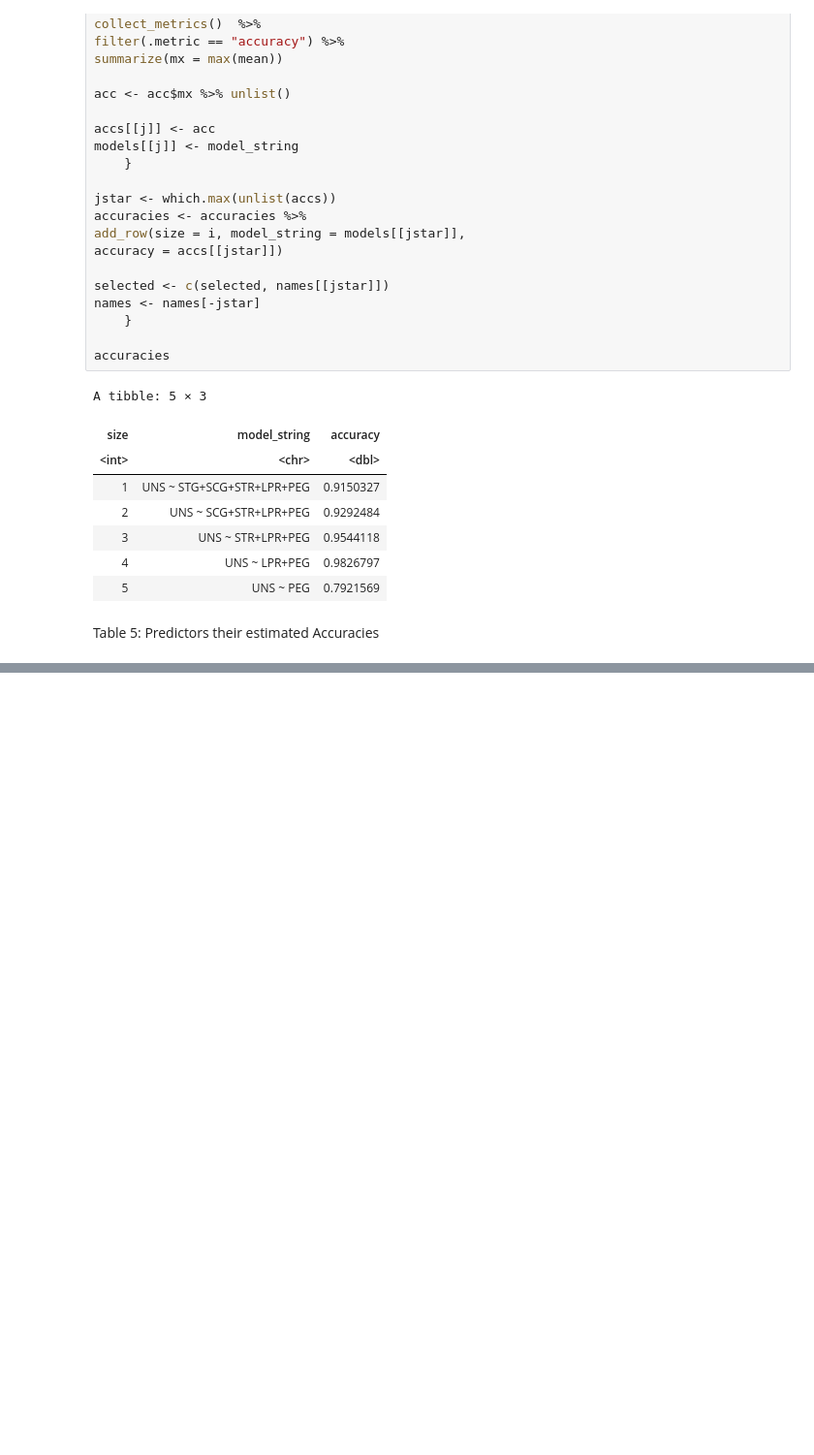
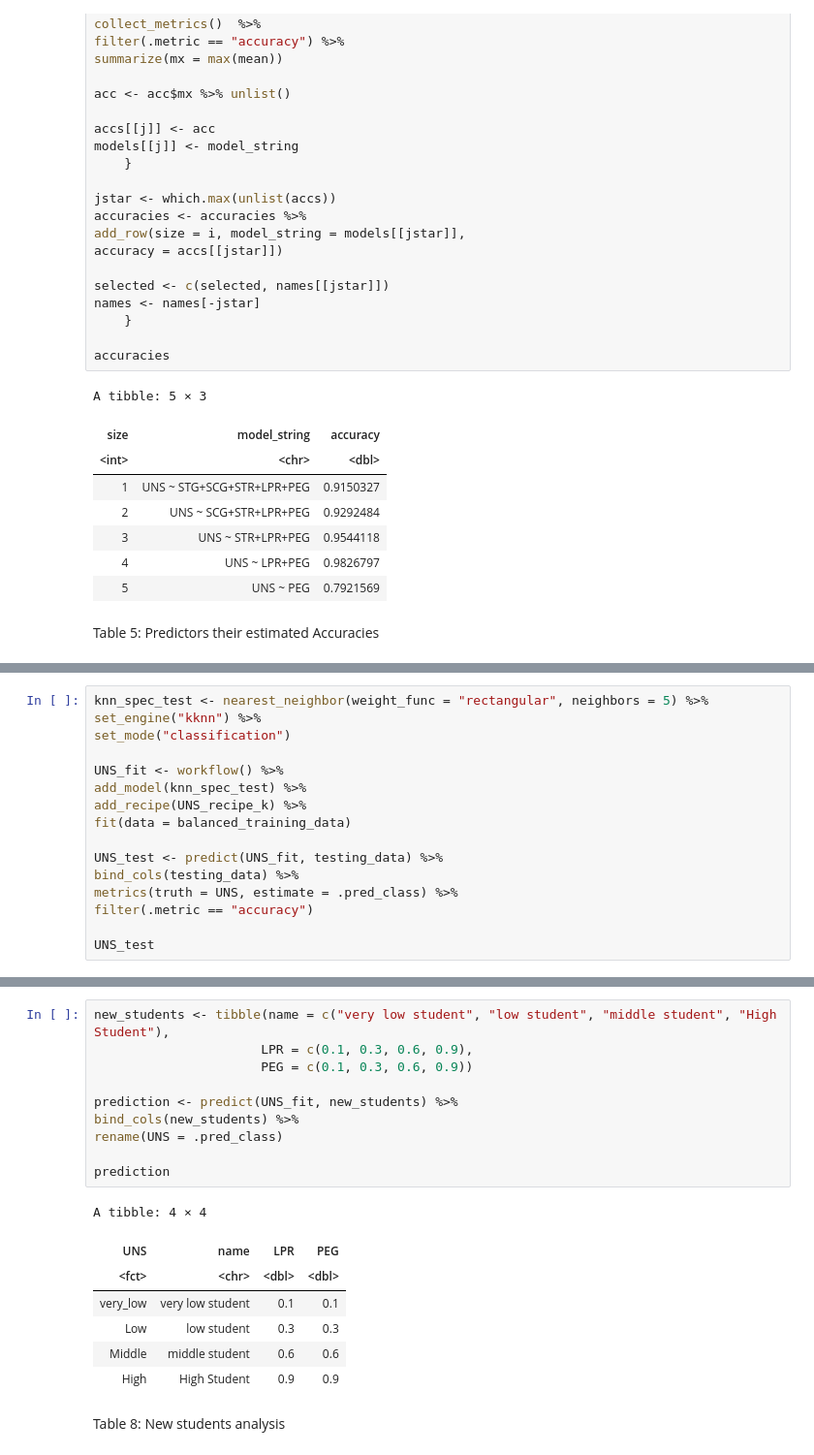
Before and after one commit to Jet-G/dsci-group-project-14, a Jupyter notebook: Project Report/Report.ipynb, the cells around one changed output, grey strips where cells are left out. Shown: that part at 97% size. Cells and saved outputs as stored; diff of their text form; blank space fills up the shorter version.

```diff
--- a/Project Report/Report.ipynb
+++ b/Project Report/Report.ipynb
@@ -265,0 +278,16 @@ A tibble: 12 × 7
+# %%
+knn_spec_test <- nearest_neighbor(weight_func = "rectangular", neighbors = 5) %>%
+set_engine("kknn") %>%
+set_mode("classification")
+
+UNS_fit <- workflow() %>%
+add_model(knn_spec_test) %>%
+add_recipe(UNS_recipe_k) %>%
+fit(data = balanced_training_data)
+
+UNS_test <- predict(UNS_fit, testing_data) %>%
+bind_cols(testing_data) %>%
+metrics(truth = UNS, estimate = .pred_class) %>%
+filter(.metric == "accuracy")
+
+UNS_test
@@ -265,0 +305,20 @@ A tibble: 12 × 7
+# %%
+new_students <- tibble(name = c("very low student", "low student", "middle student", "High Student"),
+                      LPR = c(0.1, 0.3, 0.6, 0.9),
+                      PEG = c(0.1, 0.3, 0.6, 0.9))
+
+prediction <- predict(UNS_fit, new_students) %>%
+bind_cols(new_students) %>%
+rename(UNS = .pred_class)
+
+prediction
+# %% [output]
+A tibble: 4 × 4
+| UNS | name | LPR | PEG |
+| <fct> | <chr> | <dbl> | <dbl> |
+| very_low | very low student | 0.1 | 0.1 |
+| Low | low student | 0.3 | 0.3 |
+| Middle | middle student | 0.6 | 0.6 |
+| High | High Student | 0.9 | 0.9 |
+# %% [markdown]
+Table 8: New students analysis
```
Also changed, not shown: parts of 11 cells of this notebook.
